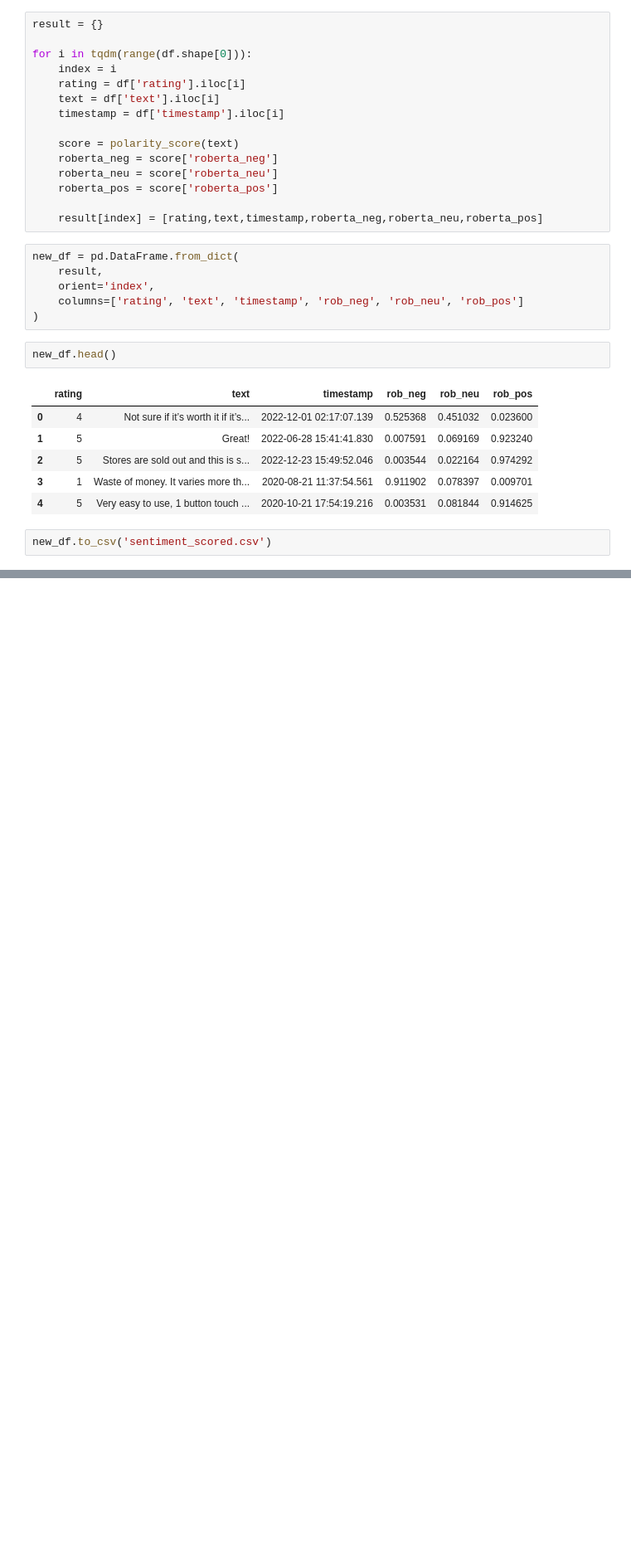
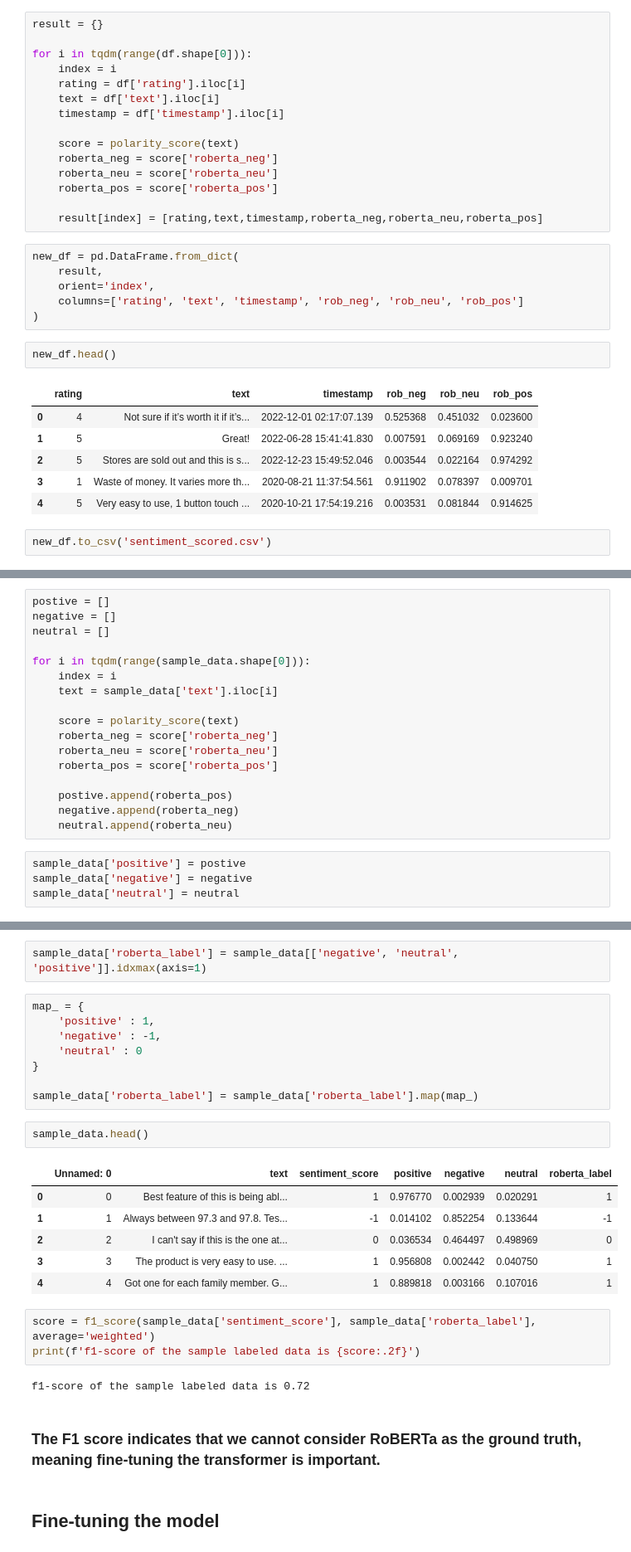
Before and after one commit to MihirPandya09/Amazon_BabyProduct_Sentiment_Analysis, a Jupyter notebook: Pre_trainedmodels_for_sentiments.ipynb, the cells around one changed output, grey strips where cells are left out. Shown at 83% size. Drawn from its saved outputs; the diff is of its cells as text; blank space fills up the shorter version.

```diff
--- a/Pre_trainedmodels_for_sentiments.ipynb
+++ b/Pre_trainedmodels_for_sentiments.ipynb
@@ -330,0 +364,21 @@ new_df.to_csv('sentiment_scored.csv')
+# %%
+postive = []
+negative = []
+neutral = []
+
+for i in tqdm(range(sample_data.shape[0])):
+    index = i
+    text = sample_data['text'].iloc[i]
+
+    score = polarity_score(text)
+    roberta_neg = score['roberta_neg']
+    roberta_neu = score['roberta_neu']
+    roberta_pos = score['roberta_pos']
+
+    postive.append(roberta_pos)
+    negative.append(roberta_neg)
+    neutral.append(roberta_neu)
+# %%
+sample_data['positive'] = postive
+sample_data['negative'] = negative
+sample_data['neutral'] = neutral
@@ -330,0 +394,28 @@ new_df.to_csv('sentiment_scored.csv')
+# %%
+sample_data['roberta_label'] = sample_data[['negative', 'neutral', 'positive']].idxmax(axis=1)
+# %%
+map_ = {
+    'positive' : 1,
+    'negative' : -1,
+    'neutral' : 0
+}
+
+sample_data['roberta_label'] = sample_data['roberta_label'].map(map_)
+# %%
+sample_data.head()
+# %% [output]
+|  | Unnamed: 0 | text | sentiment_score | positive | negative | neutral | roberta_label |
+| 0 | 0 | Best feature of this is being abl... | 1 | 0.976770 | 0.002939 | 0.020291 | 1 |
+| 1 | 1 | Always between 97.3 and 97.8. Tes... | -1 | 0.014102 | 0.852254 | 0.133644 | -1 |
+| 2 | 2 | I can't say if this is the one at... | 0 | 0.036534 | 0.464497 | 0.498969 | 0 |
+| 3 | 3 | The product is very easy to use. ... | 1 | 0.956808 | 0.002442 | 0.040750 | 1 |
+| 4 | 4 | Got one for each family member. G... | 1 | 0.889818 | 0.003166 | 0.107016 | 1 |
+# %%
+score = f1_score(sample_data['sentiment_score'], sample_data['roberta_label'], average='weighted')
+print(f'f1-score of the sample labeled data is {score:.2f}')
+# %% [output]
+f1-score of the sample labeled data is 0.72
+# %% [markdown]
+### The F1 score indicates that we cannot consider RoBERTa as the ground truth, meaning fine-tuning the transformer is important.
+# %% [markdown]
+## Fine-tuning the model
```
Also changed, not shown: parts of 30 cells of this notebook, 1 other file.
